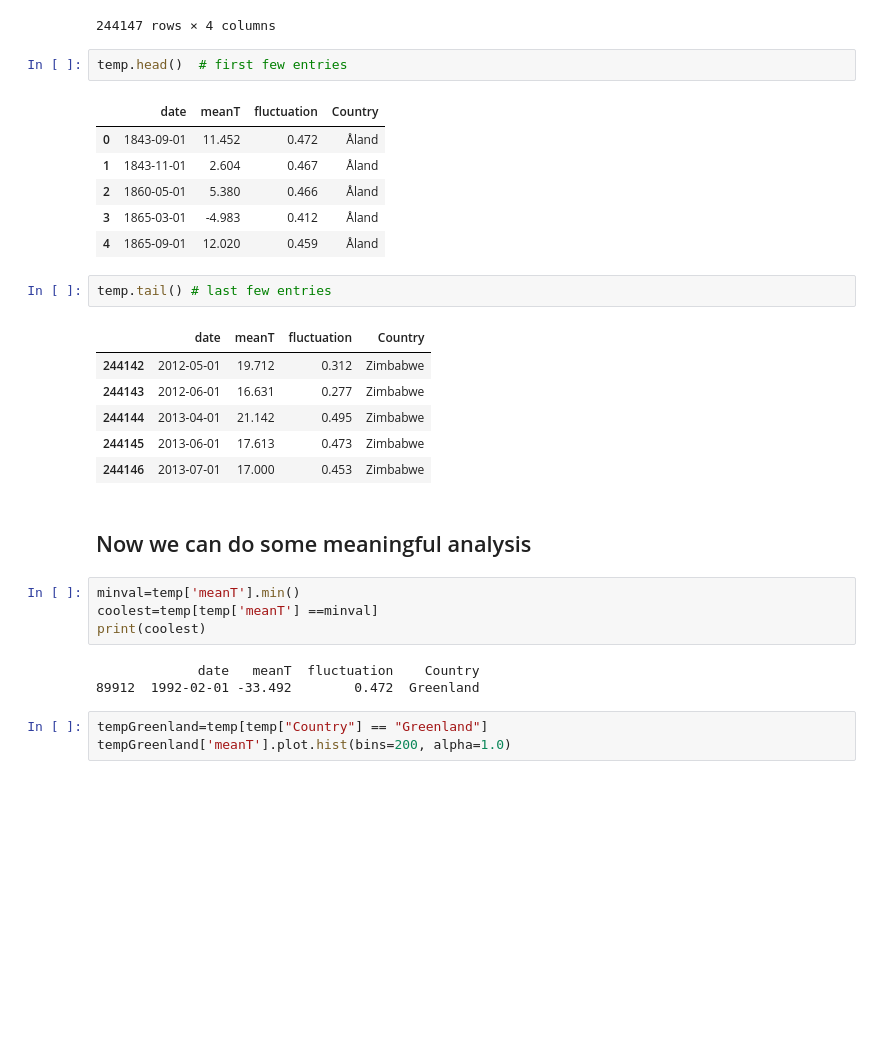
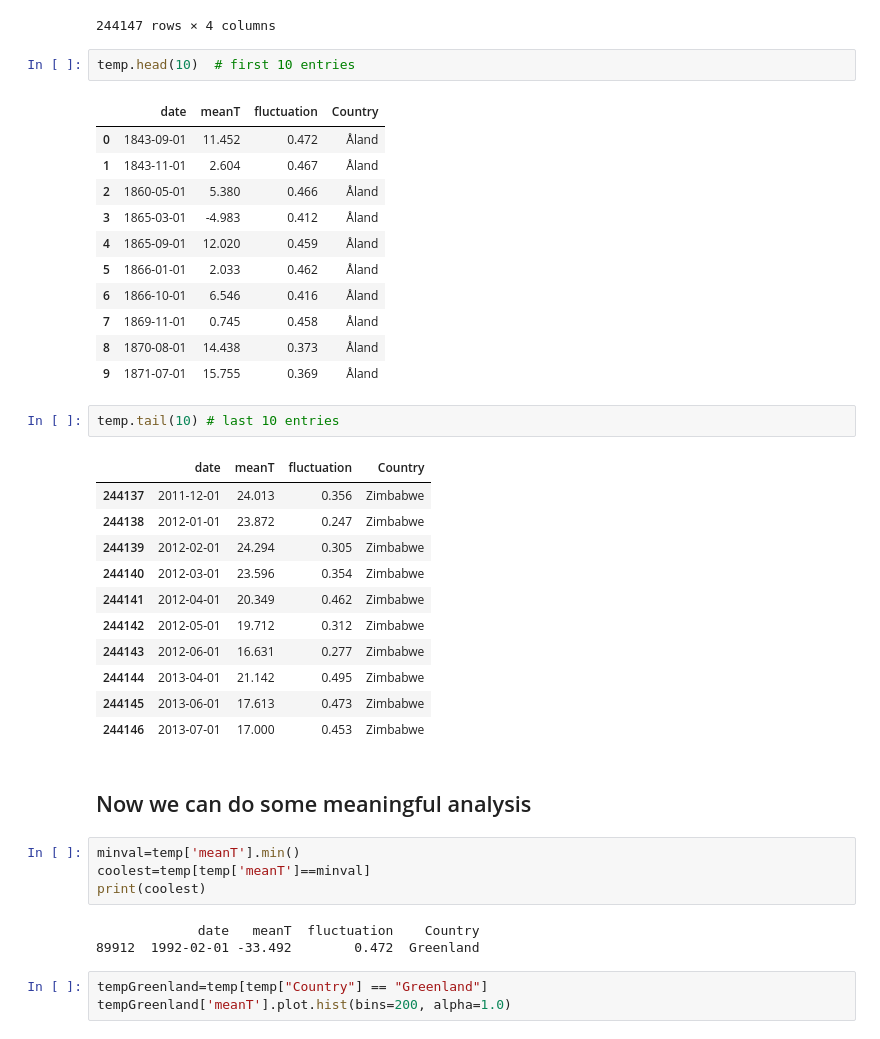
Before and after one commit to raghurama123/DataScience, a Jupyter notebook: notebooks/DS_02.ipynb, the cells around one changed output. Saved outputs shown, nothing was run; the diff lists cells and outputs as text; blank space fills up the shorter version.

```diff
--- a/notebooks/DS_02.ipynb
+++ b/notebooks/DS_02.ipynb
@@ -159,18 +175,28 @@ temp
 | 244146 | 2013-07-01 | 17.000 | 0.453 | Zimbabwe |
 244147 rows × 4 columns
 # %%
-temp.head()  # first few entries
+temp.head(10)  # first 10 entries
 # %% [output]
 |  | date | meanT | fluctuation | Country |
 | 0 | 1843-09-01 | 11.452 | 0.472 | Åland |
 | 1 | 1843-11-01 | 2.604 | 0.467 | Åland |
 | 2 | 1860-05-01 | 5.380 | 0.466 | Åland |
 | 3 | 1865-03-01 | -4.983 | 0.412 | Åland |
 | 4 | 1865-09-01 | 12.020 | 0.459 | Åland |
+| 5 | 1866-01-01 | 2.033 | 0.462 | Åland |
+| 6 | 1866-10-01 | 6.546 | 0.416 | Åland |
+| 7 | 1869-11-01 | 0.745 | 0.458 | Åland |
+| 8 | 1870-08-01 | 14.438 | 0.373 | Åland |
+| 9 | 1871-07-01 | 15.755 | 0.369 | Åland |
 # %%
-temp.tail() # last few entries
+temp.tail(10) # last 10 entries
 # %% [output]
 |  | date | meanT | fluctuation | Country |
+| 244137 | 2011-12-01 | 24.013 | 0.356 | Zimbabwe |
+| 244138 | 2012-01-01 | 23.872 | 0.247 | Zimbabwe |
+| 244139 | 2012-02-01 | 24.294 | 0.305 | Zimbabwe |
+| 244140 | 2012-03-01 | 23.596 | 0.354 | Zimbabwe |
+| 244141 | 2012-04-01 | 20.349 | 0.462 | Zimbabwe |
 | 244142 | 2012-05-01 | 19.712 | 0.312 | Zimbabwe |
 | 244143 | 2012-06-01 | 16.631 | 0.277 | Zimbabwe |
 | 244144 | 2013-04-01 | 21.142 | 0.495 | Zimbabwe |
@@ -180,7 +206,7 @@ temp.tail() # last few entries
 ## Now we can do some meaningful analysis
 # %%
 minval=temp['meanT'].min()
-coolest=temp[temp['meanT'] ==minval]
+coolest=temp[temp['meanT']==minval]
 print(coolest)
 # %% [output]
              date   meanT  fluctuation    Country
```
Also changed, not shown: parts of 5 cells of this notebook, 2 other files.
